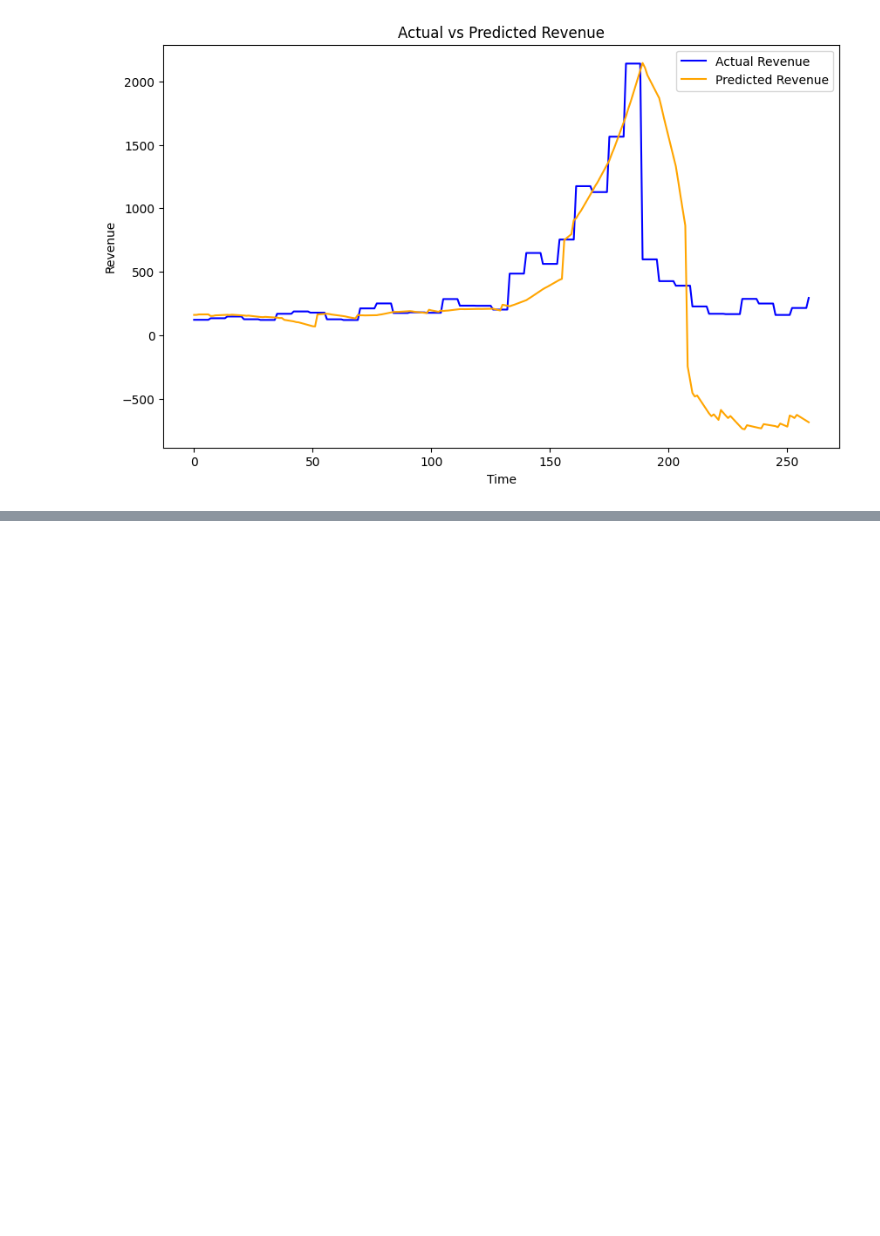
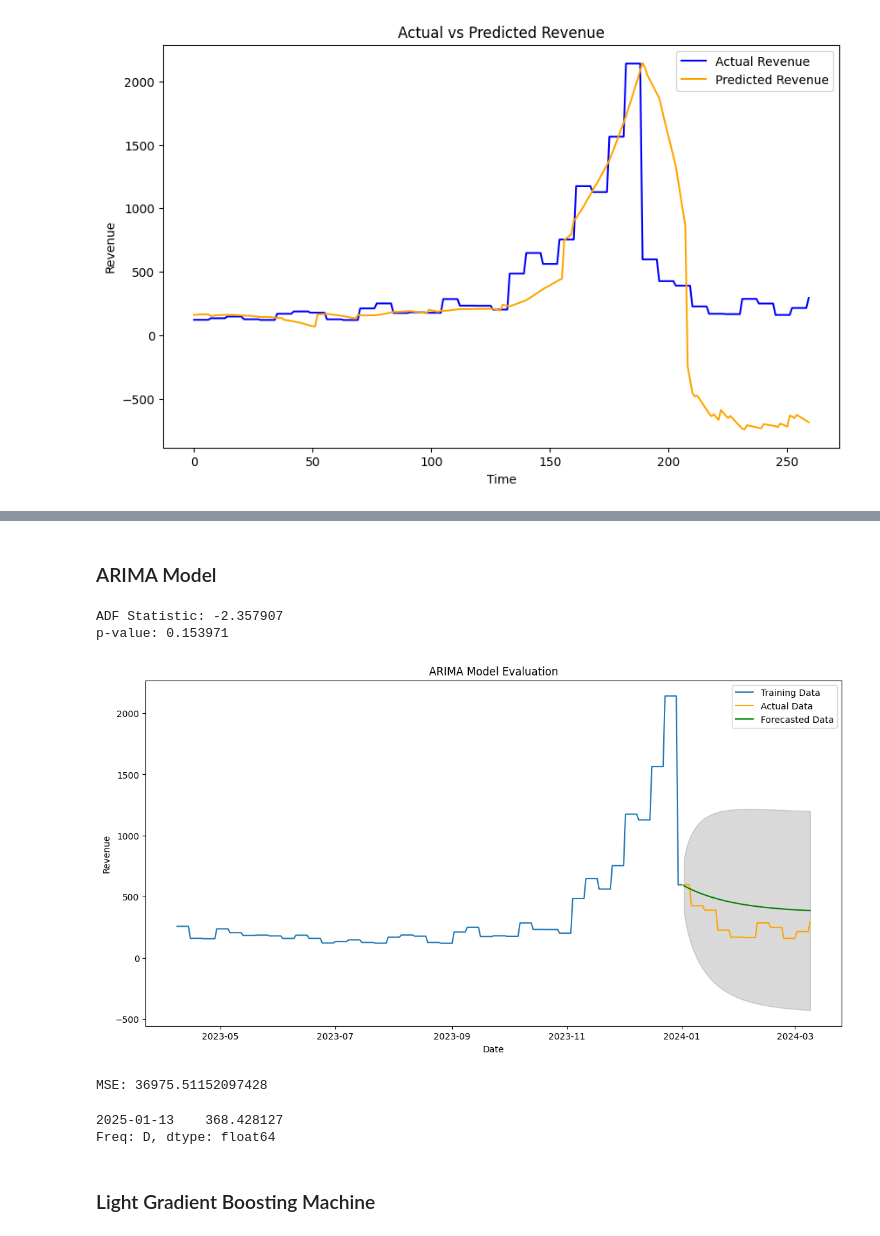
Before and after one commit to Chriss2800/Advanced_Analytics_Applied, a Jupyter notebook: MachineLearning/prediction.ipynb, the cells around one changed output, grey strips where cells are left out. Cells and saved outputs as stored; diff of their text form; code cells hidden in the pictures; blank space fills up the shorter version.

Commit message:
ARIMA, LGBM and NN implemented

```diff
--- a/MachineLearning/prediction.ipynb
+++ b/MachineLearning/prediction.ipynb
@@ -374,3 +409,14 @@ import pickle
 
 with open('model_mean.pkl', 'wb') as f:
     pickle.dump(model_mean, f)
+# %% [markdown]
+### ARIMA Model
+# %%
+arima_df = revenue_df[["Date", "Revenue"]]
+arima_df.set_index("Date", inplace=True)
+adf_test = adfuller(arima_df["Revenue"])
+print('ADF Statistic: %f' % adf_test[0])
+print('p-value: %f' % adf_test[1])
+# %% [output]
+ADF Statistic: -2.357907
+p-value: 0.153971
@@ -376,0 +427,43 @@ with open('model_mean.pkl', 'wb') as f:
+# %%
+# Split the data into train and test
+train_size = int(len(arima_df) * 0.8)
+train, test = arima_df[0:train_size], arima_df[train_size:len(arima_df)]
+
+# Fit the ARIMA model on the training dataset
+model_train = ARIMA(train['Revenue'], order=(1, 0, 1))
+model_train_fit = model_train.fit()
+
+# Forecast on the test dataset
+test_forecast = model_train_fit.get_forecast(steps=len(test))
+test_forecast_series = pd.Series(test_forecast.predicted_mean, index=test.index)
+
+# Calculate the mean squared error
+mse = mean_squared_error(test['Revenue'], test_forecast_series)
+
+# Create a plot to compare the forecast with the actual test data
+plt.figure(figsize=(14,7))
+plt.plot(train['Revenue'], label='Training Data')
+plt.plot(test['Revenue'], label='Actual Data', color='orange')
+plt.plot(test_forecast_series, label='Forecasted Data', color='green')
+plt.fill_between(test.index,
+                 test_forecast.conf_int().iloc[:, 0],
+                 test_forecast.conf_int().iloc[:, 1],
+                 color='k', alpha=.15)
+plt.title('ARIMA Model Evaluation')
+plt.xlabel('Date')
+plt.ylabel('Revenue')
+plt.legend()
+plt.show()
+
+print('MSE:', mse)
+# %% [output]
+[figure, added]
+MSE: 36975.51152097428
+# %%
+prediction = model_train_fit.get_prediction(start=pd.to_datetime('2025-01-13'), dynamic=False)
+print(prediction.predicted_mean)
+# %% [output]
+2025-01-13    368.428127
+Freq: D, dtype: float64
+# %% [markdown]
+### Light Gradient Boosting Machine
```
Also changed, not shown: parts of 13 cells of this notebook.
